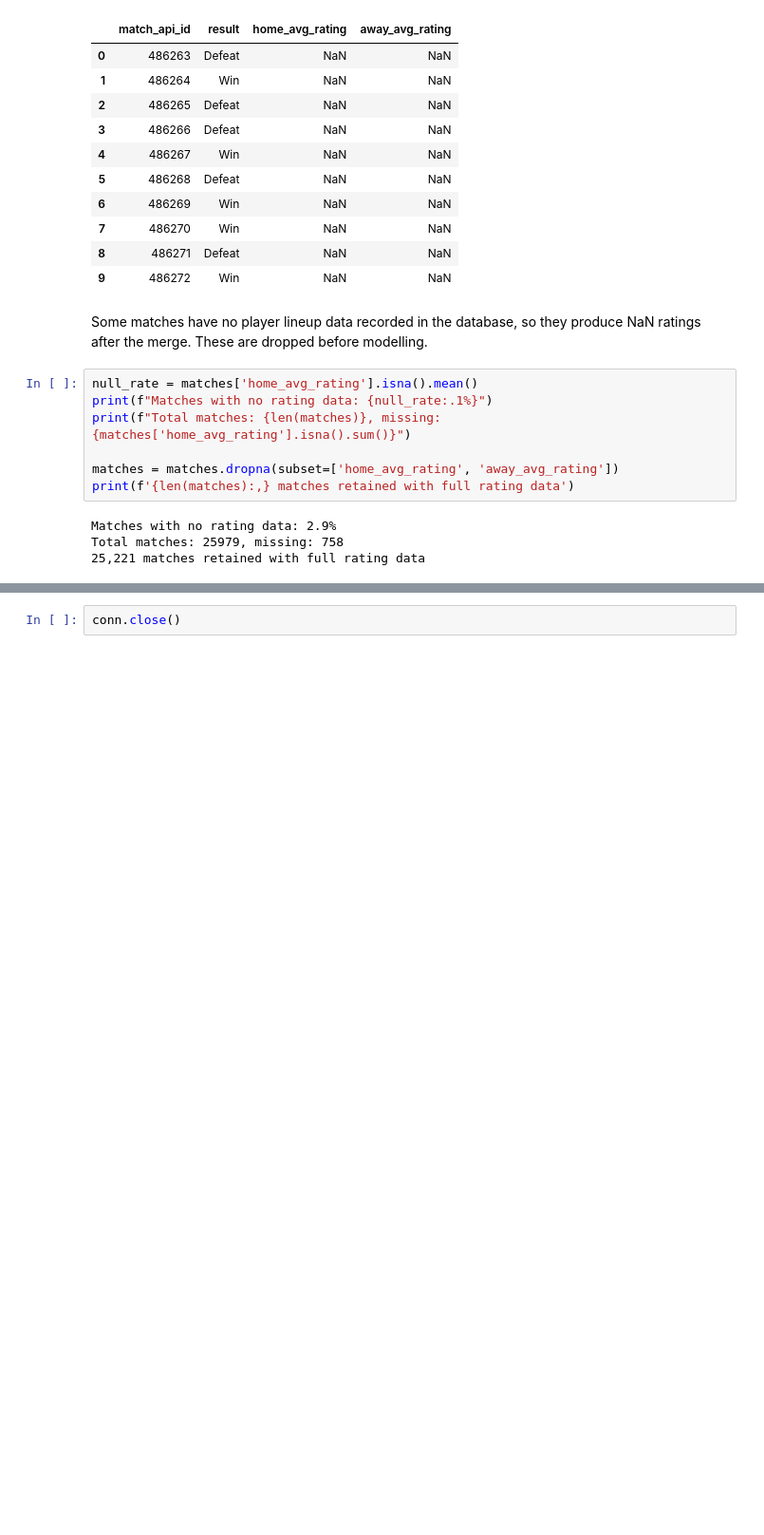
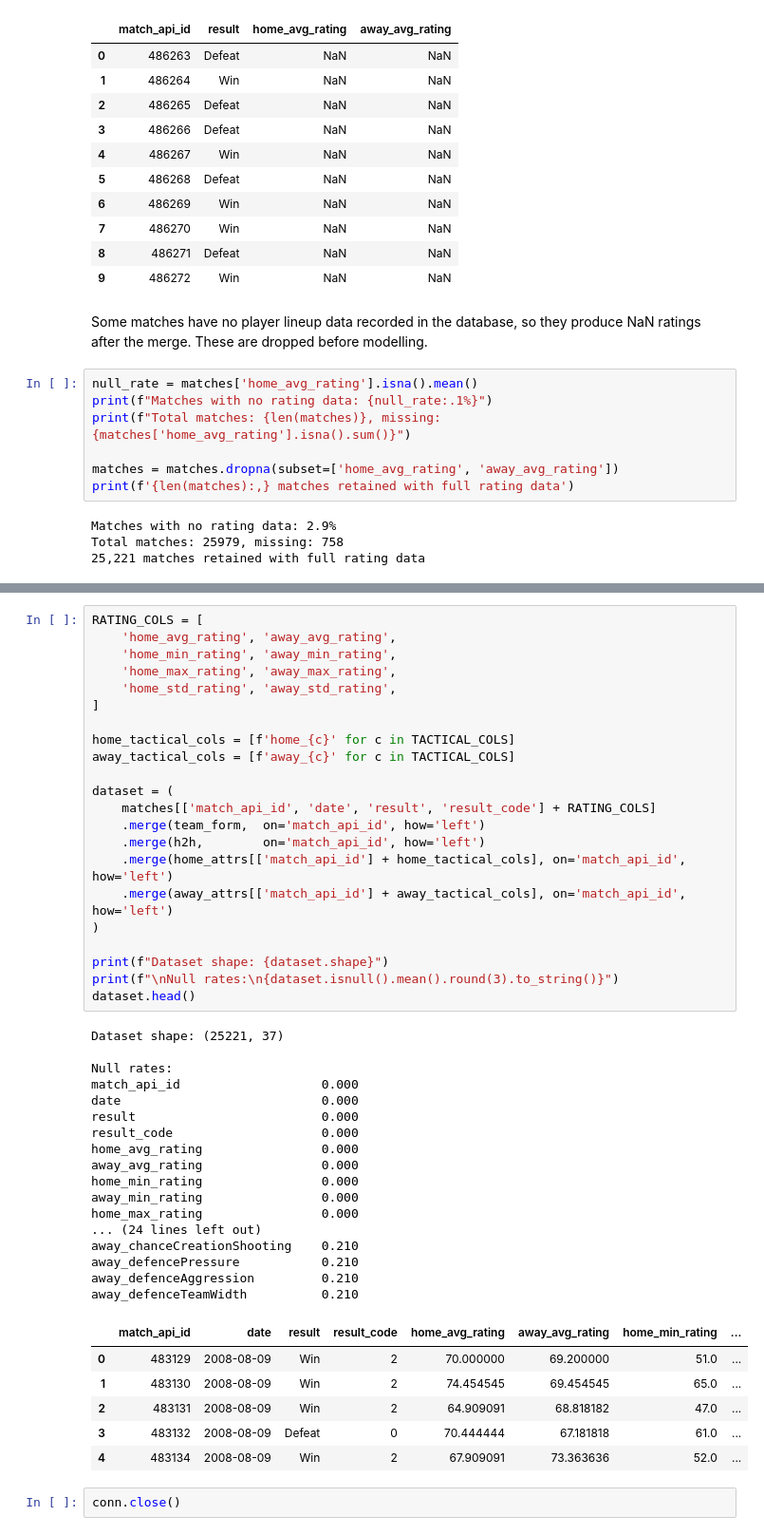
Before and after one commit to Yalexk/Sports-NLP-Outcome-Predictor, a Jupyter notebook: notebooks/feature_engineering.ipynb, the cells around one changed output, grey strips where cells are left out. Shown at 95% size. Drawn from its saved outputs; the diff is of its cells as text; blank space fills up the shorter version.

```diff
--- a/notebooks/feature_engineering.ipynb
+++ b/notebooks/feature_engineering.ipynb
@@ -233,2 +409,48 @@ Total matches: 25979, missing: 758
+# %%
+RATING_COLS = [
+    'home_avg_rating', 'away_avg_rating',
+    'home_min_rating', 'away_min_rating',
+    'home_max_rating', 'away_max_rating',
+    'home_std_rating', 'away_std_rating',
+]
+
+home_tactical_cols = [f'home_{c}' for c in TACTICAL_COLS]
+away_tactical_cols = [f'away_{c}' for c in TACTICAL_COLS]
+
+dataset = (
+    matches[['match_api_id', 'date', 'result', 'result_code'] + RATING_COLS]
+    .merge(team_form,  on='match_api_id', how='left')
+    .merge(h2h,        on='match_api_id', how='left')
+    .merge(home_attrs[['match_api_id'] + home_tactical_cols], on='match_api_id', how='left')
+    .merge(away_attrs[['match_api_id'] + away_tactical_cols], on='match_api_id', how='left')
+)
+
+print(f"Dataset shape: {dataset.shape}")
+print(f"\nNull rates:\n{dataset.isnull().mean().round(3).to_string()}")
+dataset.head()
+# %% [output]
+Dataset shape: (25221, 37)
+
+Null rates:
+match_api_id                   0.000
+date                           0.000
+result                         0.000
+result_code                    0.000
+home_avg_rating                0.000
+away_avg_rating                0.000
+home_min_rating                0.000
+away_min_rating                0.000
+home_max_rating                0.000
+... (24 lines left out)
+away_chanceCreationShooting    0.210
+away_defencePressure           0.210
+away_defenceAggression         0.210
+away_defenceTeamWidth          0.210
+|  | match_api_id | date | result | result_code | home_avg_rating | away_avg_rating | home_min_rating | ... |
+| 0 | 483129 | 2008-08-09 | Win | 2 | 70.000000 | 69.200000 | 51.0 | ... |
+| 1 | 483130 | 2008-08-09 | Win | 2 | 74.454545 | 69.454545 | 65.0 | ... |
+| 2 | 483131 | 2008-08-09 | Win | 2 | 64.909091 | 68.818182 | 47.0 | ... |
+| 3 | 483132 | 2008-08-09 | Defeat | 0 | 70.444444 | 67.181818 | 61.0 | ... |
+| 4 | 483134 | 2008-08-09 | Win | 2 | 67.909091 | 73.363636 | 52.0 | ... |
 # %%
 conn.close()
```
Also changed, not shown: parts of 7 cells of this notebook, 2 other files.
